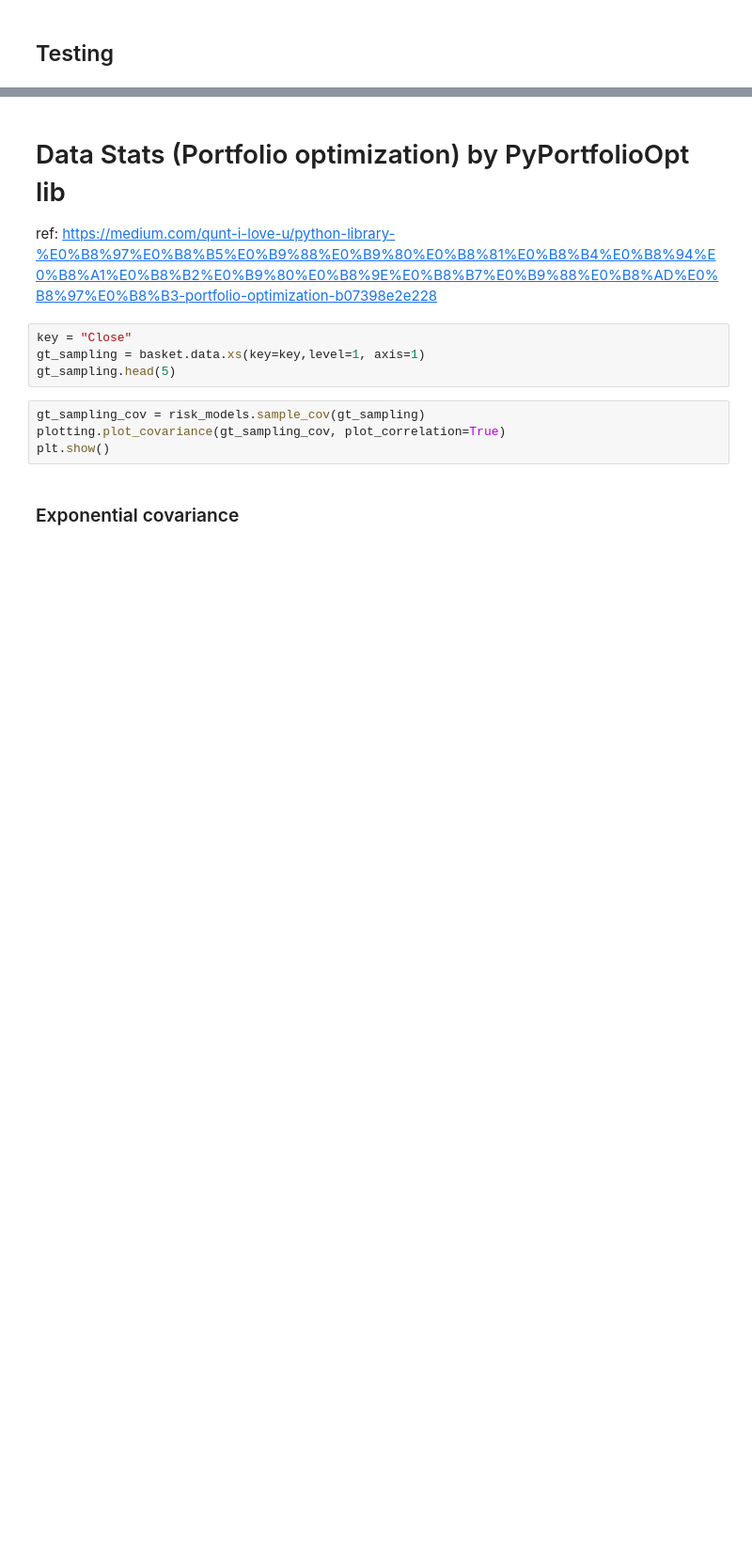
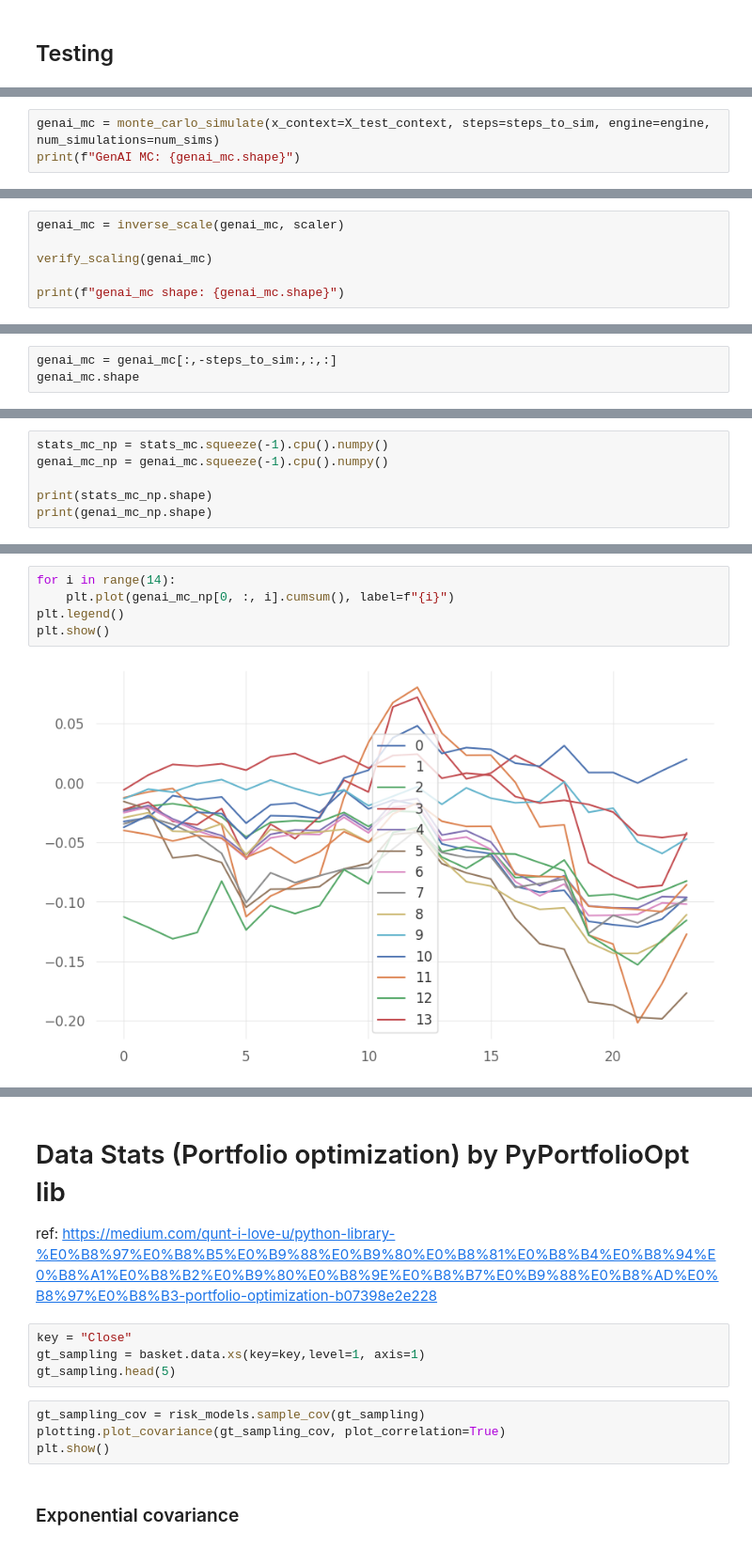
Before and after one commit to Narodomy/Time-Series-Generative-AI-for-Asset-Investment, a Jupyter notebook: notebooks/v7_playground.ipynb, the cells around one changed output, grey strips where cells are left out. Shown at 94% size. Saved outputs shown, nothing was run; the diff lists cells and outputs as text; blank space fills up the shorter version.

```diff
--- a/notebooks/v7_playground.ipynb
+++ b/notebooks/v7_playground.ipynb
@@ -363,0 +589,3 @@ corr_matrix
+# %%
+genai_mc = monte_carlo_simulate(x_context=X_test_context, steps=steps_to_sim, engine=engine, num_simulations=num_sims)
+print(f"GenAI MC: {genai_mc.shape}")
@@ -363,0 +605,6 @@ corr_matrix
+# %%
+genai_mc = inverse_scale(genai_mc, scaler)
+
+verify_scaling(genai_mc)
+
+print(f"genai_mc shape: {genai_mc.shape}")
@@ -363,0 +710,3 @@ corr_matrix
+# %%
+genai_mc = genai_mc[:,-steps_to_sim:,:,:]
+genai_mc.shape
@@ -363,0 +723,6 @@ corr_matrix
+# %%
+stats_mc_np = stats_mc.squeeze(-1).cpu().numpy()
+genai_mc_np = genai_mc.squeeze(-1).cpu().numpy()
+
+print(stats_mc_np.shape)
+print(genai_mc_np.shape)
@@ -363,0 +744,7 @@ corr_matrix
+# %%
+for i in range(14):
+    plt.plot(genai_mc_np[0, :, i].cumsum(), label=f"{i}")
+plt.legend()
+plt.show()
+# %% [output]
+[figure, added]
```
Also changed, not shown: parts of 80 cells of this notebook, 28 other files.
